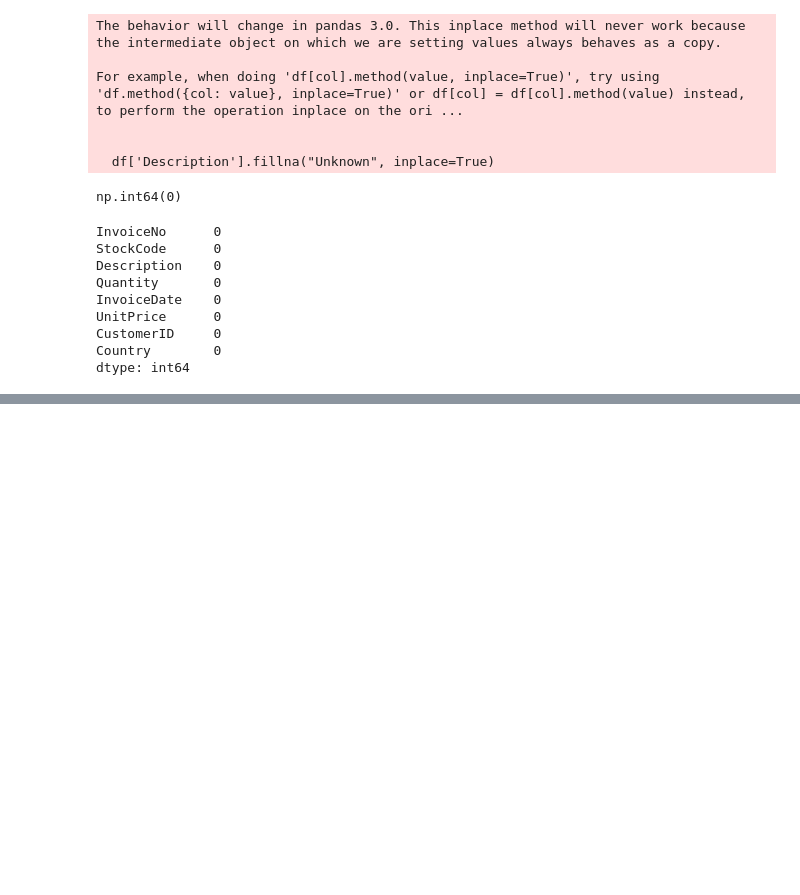
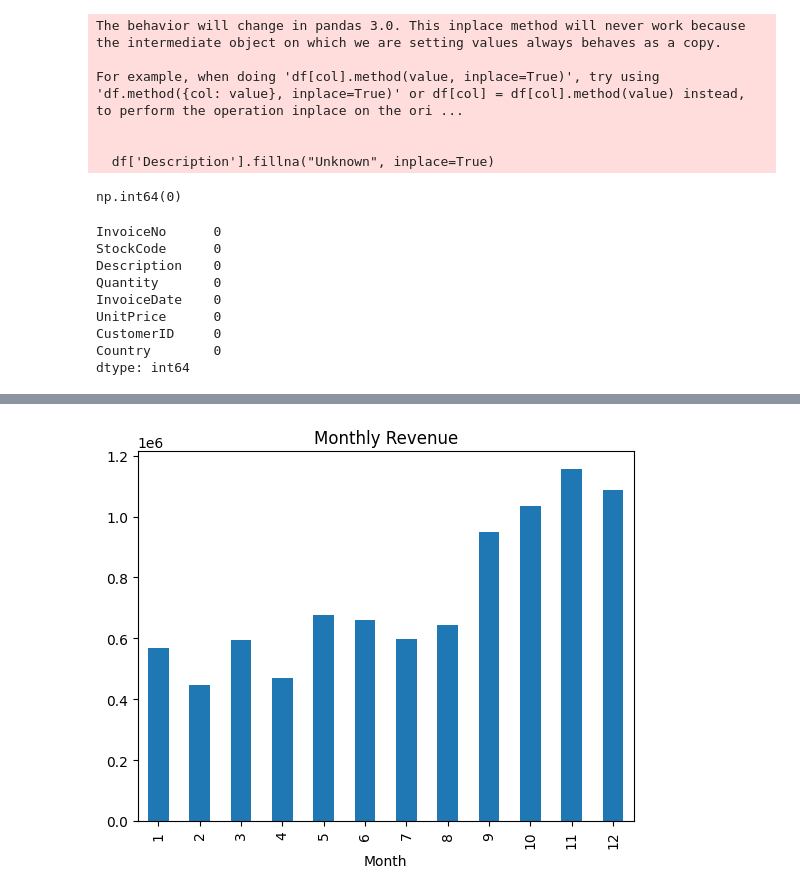
Before and after one commit to Nikhil-choudhary1/Customer_Segmentation_And_Recommendation-System, a Jupyter notebook: notebook/01_EDA.ipynb, the cells around one changed output, grey strips where cells are left out. Drawn from its saved outputs; the diff is of its cells as text; code cells hidden in the pictures; blank space fills up the shorter version.

```diff
--- a/notebook/01_EDA.ipynb
+++ b/notebook/01_EDA.ipynb
@@ -116,0 +121,2 @@ dtype: int64
+# %%
+df['TotalPrice'] = df['Quantity'] * df['UnitPrice']
@@ -116,0 +173,13 @@ dtype: int64
+# %%
+df['InvoiceDate'] = pd.to_datetime(df['InvoiceDate'])
+
+df['Year'] = df['InvoiceDate'].dt.year
+df['Month'] = df['InvoiceDate'].dt.month
+# %%
+import matplotlib.pyplot as plt
+
+df.groupby('Month')['TotalPrice'].sum().plot(kind='bar')
+plt.title("Monthly Revenue")
+plt.show()
+# %% [output]
+[figure, added]
```
Also changed, not shown: parts of 18 cells of this notebook, 1 other file.
